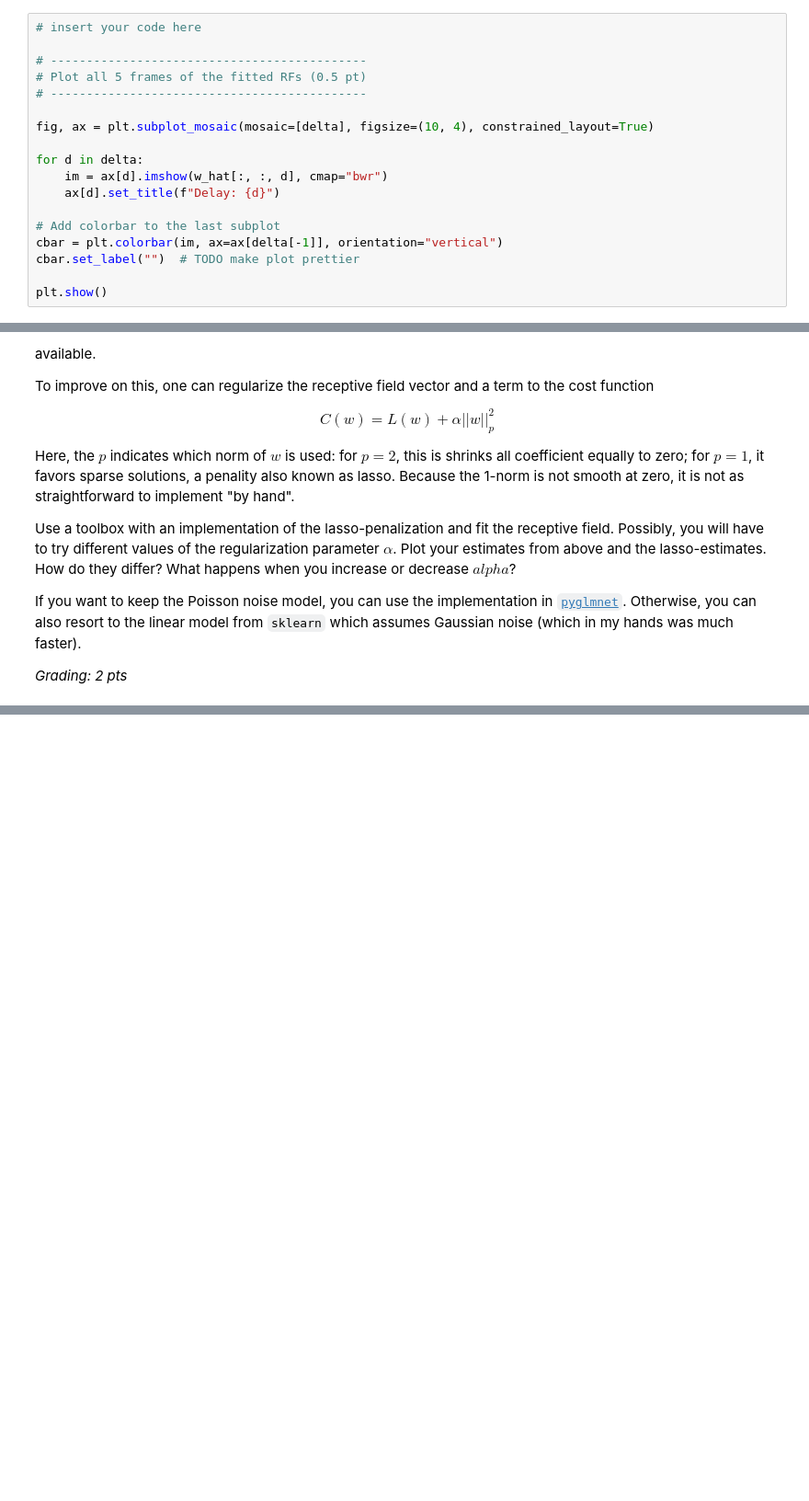
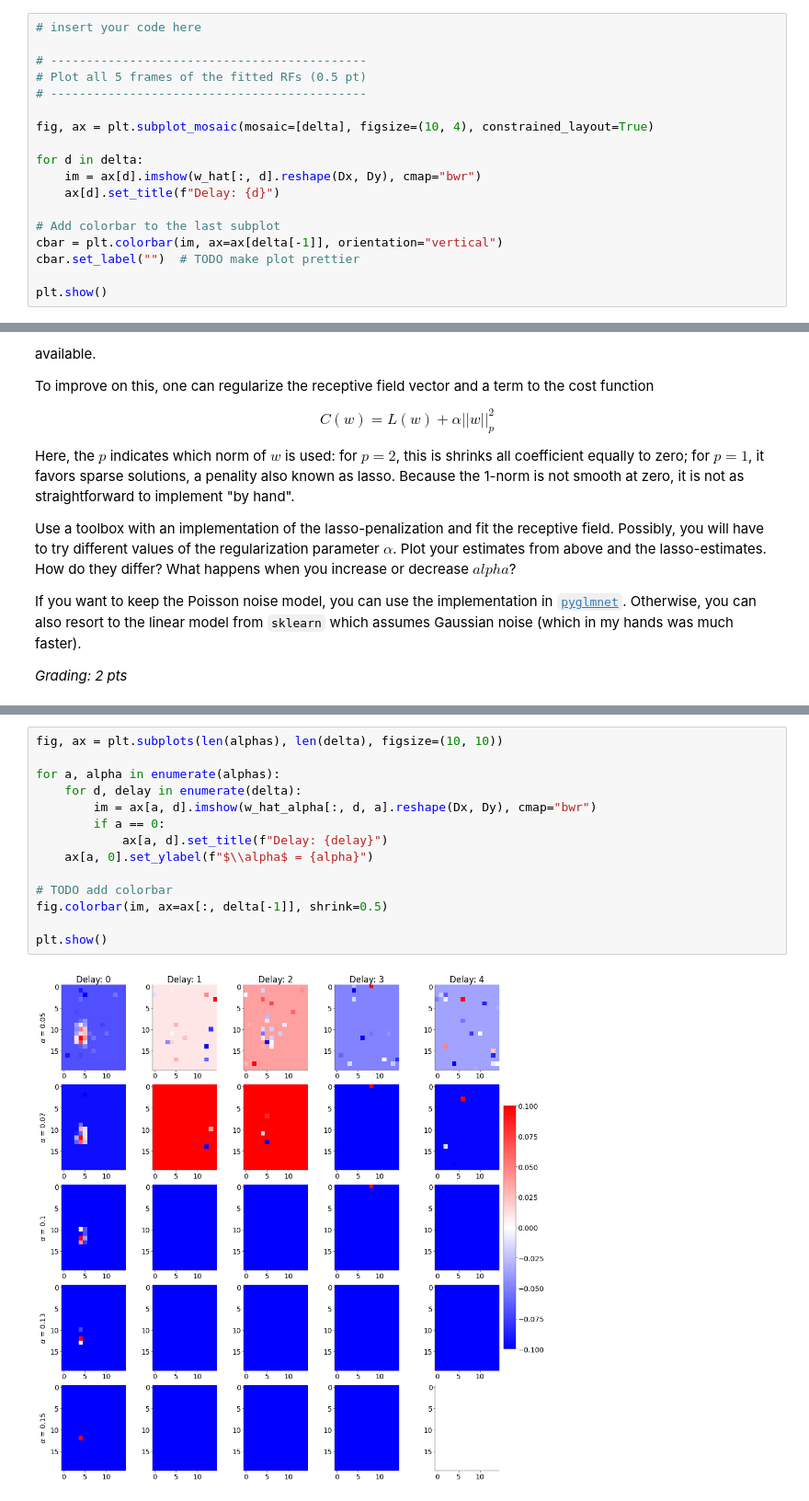
Before and after one commit to stedavkle/uni-tue-nds, a Jupyter notebook: CL5/notebooks/CodingLab5.ipynb, the cells around one changed output, grey strips where cells are left out. Shown at 92% size. Drawn from its saved outputs; the diff is of its cells as text; blank space fills up the shorter version.

```diff
--- a/CL5/notebooks/CodingLab5.ipynb
+++ b/CL5/notebooks/CodingLab5.ipynb
@@ -545,7 +541,7 @@ Plot the frames one by one
 fig, ax = plt.subplot_mosaic(mosaic=[delta], figsize=(10, 4), constrained_layout=True)
 
 for d in delta:
-    im = ax[d].imshow(w_hat[:, :, d], cmap="bwr")
+    im = ax[d].imshow(w_hat[:, d].reshape(Dx, Dy), cmap="bwr")
     ax[d].set_title(f"Delay: {d}")
 
 # Add colorbar to the last subplot
@@ -632,0 +666,16 @@ fig, ax = plt.subplot_mosaic(mosaic=[delta], figsize=(10, 4), constrained_layout
+# %%
+fig, ax = plt.subplots(len(alphas), len(delta), figsize=(10, 10))
+
+for a, alpha in enumerate(alphas):
+    for d, delay in enumerate(delta):
+        im = ax[a, d].imshow(w_hat_alpha[:, d, a].reshape(Dx, Dy), cmap="bwr")
+        if a == 0:
+            ax[a, d].set_title(f"Delay: {delay}")
+    ax[a, 0].set_ylabel(f"$\\alpha$ = {alpha}")
+
+# TODO add colorbar
+fig.colorbar(im, ax=ax[:, delta[-1]], shrink=0.5)
+
+plt.show()
+# %% [output]
+[figure, added]
```
Also changed, not shown: parts of 9 cells of this notebook.
